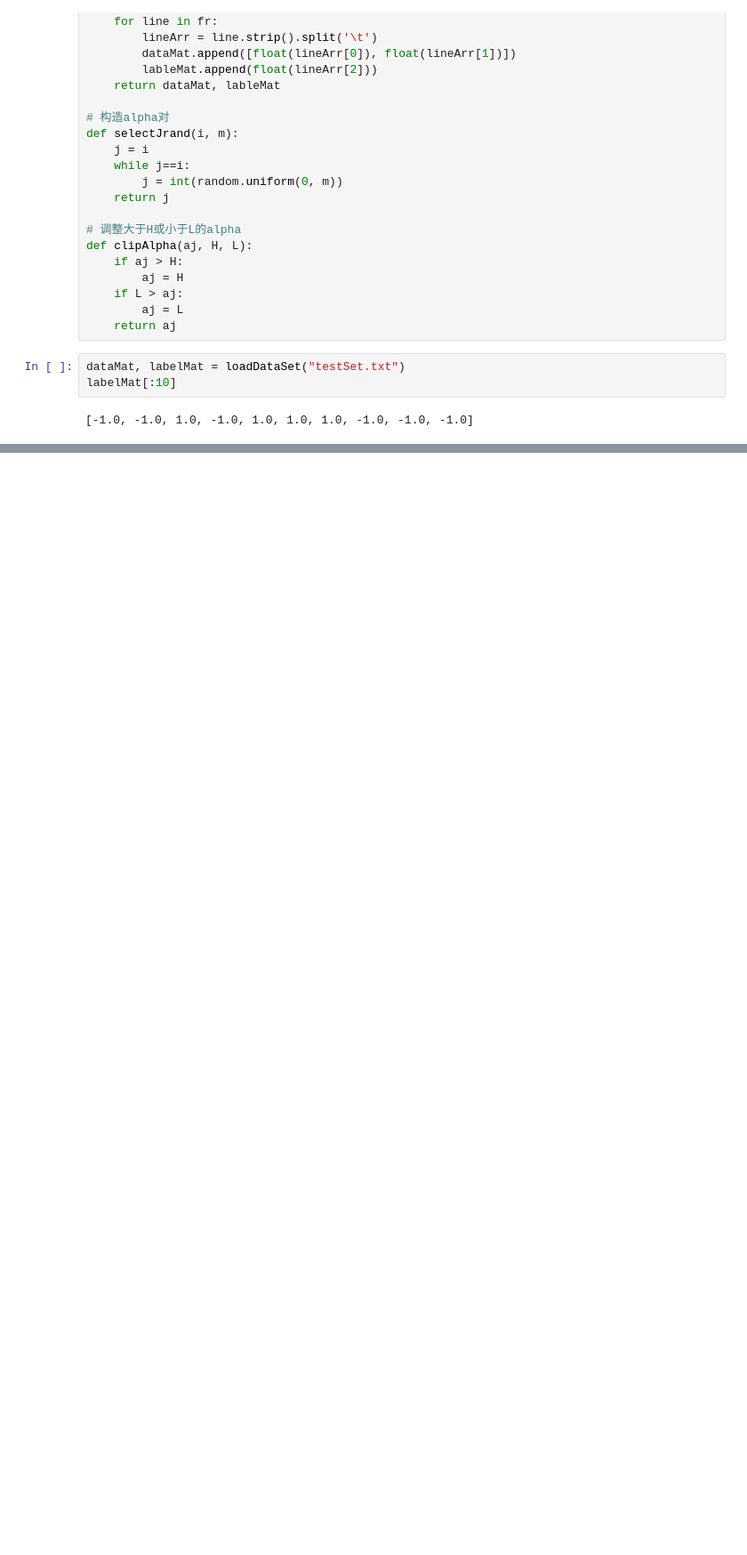
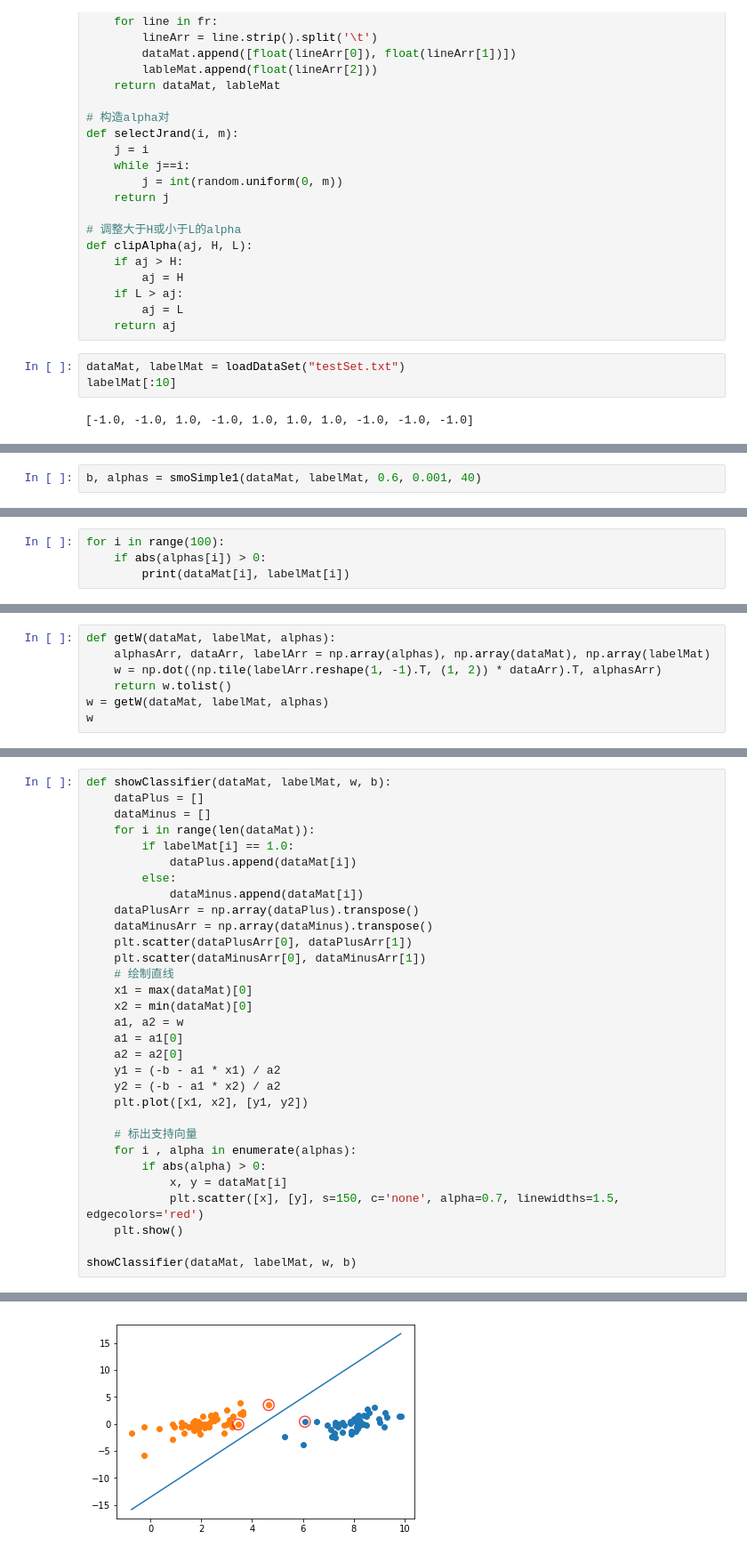
Before and after one commit to PantaSun/Machine-learningxercises, a Jupyter notebook: SVM/SVM.ipynb, the cells around one changed output, grey strips where cells are left out. Shown at 89% size. Cells and saved outputs as stored; diff of their text form; blank space fills up the shorter version.

```diff
--- a/SVM/SVM.ipynb
+++ b/SVM/SVM.ipynb
@@ -82,0 +152,2 @@ SyntaxError: unexpected EOF while parsing (<ipython-input-10-8b9d0752014c>, line
+# %%
+b, alphas = smoSimple1(dataMat, labelMat, 0.6, 0.001, 40)
@@ -82,0 +172,4 @@ SyntaxError: unexpected EOF while parsing (<ipython-input-10-8b9d0752014c>, line
+# %%
+for i in range(100):
+    if abs(alphas[i]) > 0:
+        print(dataMat[i], labelMat[i])
@@ -82,0 +182,7 @@ SyntaxError: unexpected EOF while parsing (<ipython-input-10-8b9d0752014c>, line
+# %%
+def getW(dataMat, labelMat, alphas):
+    alphasArr, dataArr, labelArr = np.array(alphas), np.array(dataMat), np.array(labelMat)
+    w = np.dot((np.tile(labelArr.reshape(1, -1).T, (1, 2)) * dataArr).T, alphasArr)
+    return w.tolist()
+w = getW(dataMat, labelMat, alphas)
+w
@@ -82,0 +193,32 @@ SyntaxError: unexpected EOF while parsing (<ipython-input-10-8b9d0752014c>, line
+# %%
+def showClassifier(dataMat, labelMat, w, b):
+    dataPlus = []
+    dataMinus = []
+    for i in range(len(dataMat)):
+        if labelMat[i] == 1.0:
+            dataPlus.append(dataMat[i])
+        else:
+            dataMinus.append(dataMat[i])
+    dataPlusArr = np.array(dataPlus).transpose()
+    dataMinusArr = np.array(dataMinus).transpose()
+    plt.scatter(dataPlusArr[0], dataPlusArr[1])
+    plt.scatter(dataMinusArr[0], dataMinusArr[1])
+    # 绘制直线
+    x1 = max(dataMat)[0]
+    x2 = min(dataMat)[0]
+    a1, a2 = w
+    a1 = a1[0]
+    a2 = a2[0]
+    y1 = (-b - a1 * x1) / a2
+    y2 = (-b - a1 * x2) / a2
+    plt.plot([x1, x2], [y1, y2])
+
+    # 标出支持向量
+    for i , alpha in enumerate(alphas):
+        if abs(alpha) > 0:
+            x, y = dataMat[i]
+            plt.scatter([x], [y], s=150, c='none', alpha=0.7, linewidths=1.5, edgecolors='red')
+    plt.show()
+
+showClassifier(dataMat, labelMat, w, b)
+# %% [output]
@@ -82,0 +229 @@ SyntaxError: unexpected EOF while parsing (<ipython-input-10-8b9d0752014c>, line
+[figure, added]
```
Also changed, not shown: parts of 11 cells of this notebook, 1 other file.
